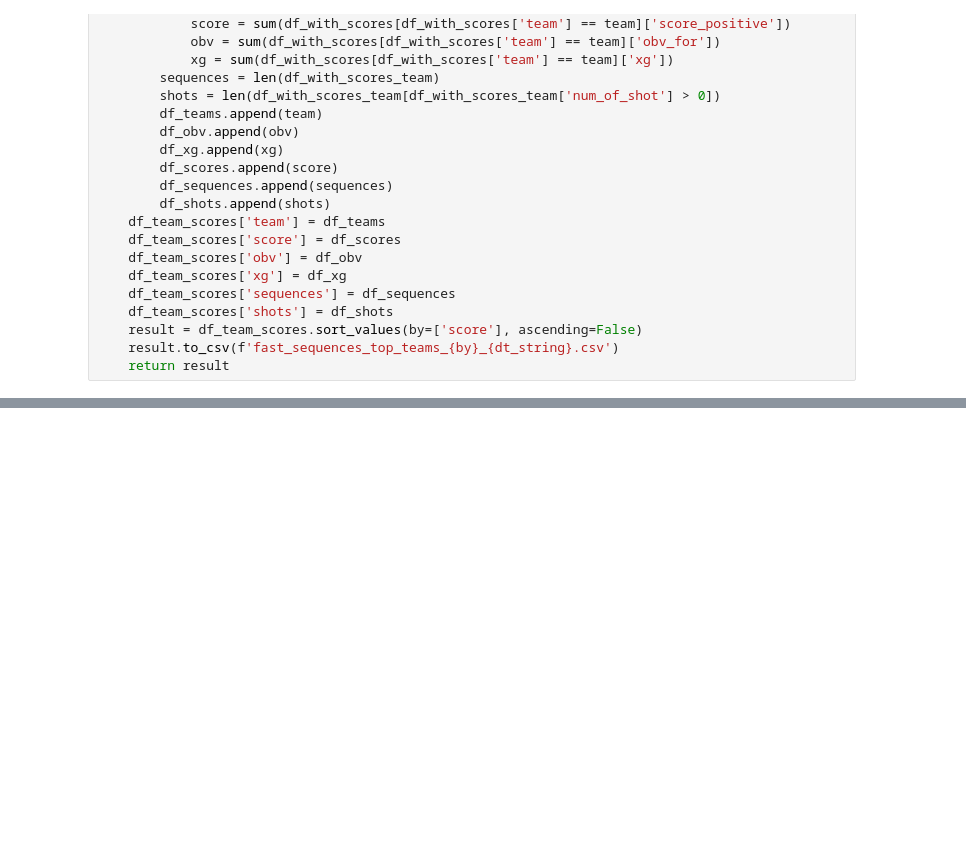
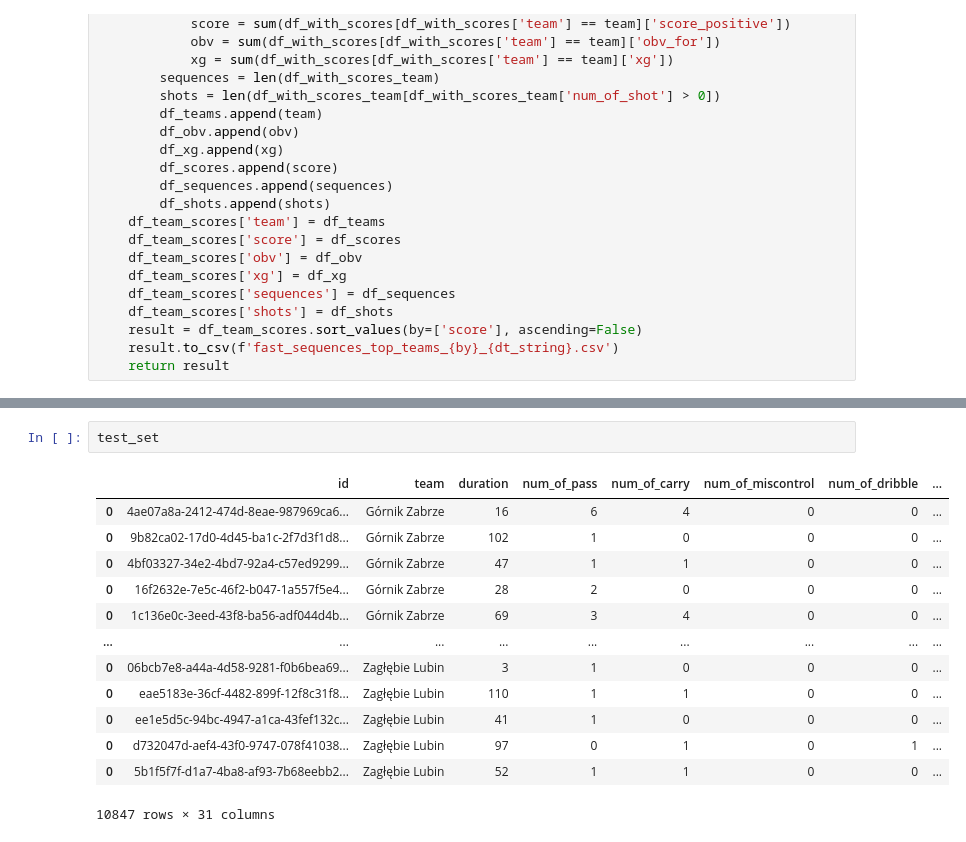
Before and after one commit to mattyl006/sport-data-science, a Jupyter notebook: train_fast_actions_model.ipynb, the cells around one changed output, grey strips where cells are left out. Saved outputs shown, nothing was run; the diff lists cells and outputs as text; blank space fills up the shorter version.

```diff
--- a/train_fast_actions_model.ipynb
+++ b/train_fast_actions_model.ipynb
@@ -236,0 +350,16 @@ show_correlation(df_with_scores, dt_string)
+# %%
+test_set
+# %% [output]
+|  | id | team | duration | num_of_pass | num_of_carry | num_of_miscontrol | num_of_dribble | ... |
+| 0 | 4ae07a8a-2412-474d-8eae-987969ca6... | Górnik Zabrze | 16 | 6 | 4 | 0 | 0 | ... |
+| 0 | 9b82ca02-17d0-4d45-ba1c-2f7d3f1d8... | Górnik Zabrze | 102 | 1 | 0 | 0 | 0 | ... |
+| 0 | 4bf03327-34e2-4bd7-92a4-c57ed9299... | Górnik Zabrze | 47 | 1 | 1 | 0 | 0 | ... |
+| 0 | 16f2632e-7e5c-46f2-b047-1a557f5e4... | Górnik Zabrze | 28 | 2 | 0 | 0 | 0 | ... |
+| 0 | 1c136e0c-3eed-43f8-ba56-adf044d4b... | Górnik Zabrze | 69 | 3 | 4 | 0 | 0 | ... |
+| ... | ... | ... | ... | ... | ... | ... | ... | ... |
+| 0 | 06bcb7e8-a44a-4d58-9281-f0b6bea69... | Zagłębie Lubin | 3 | 1 | 0 | 0 | 0 | ... |
+| 0 | eae5183e-36cf-4482-899f-12f8c31f8... | Zagłębie Lubin | 110 | 1 | 1 | 0 | 0 | ... |
+| 0 | ee1e5d5c-94bc-4947-a1ca-43fef132c... | Zagłębie Lubin | 41 | 1 | 0 | 0 | 0 | ... |
+| 0 | d732047d-aef4-43f0-9747-078f41038... | Zagłębie Lubin | 97 | 0 | 1 | 0 | 1 | ... |
+| 0 | 5b1f5f7f-d1a7-4ba8-af93-7b68eebb2... | Zagłębie Lubin | 52 | 1 | 1 | 0 | 0 | ... |
+10847 rows × 31 columns
```
Also changed, not shown: parts of 18 cells of this notebook, 2 other files.
